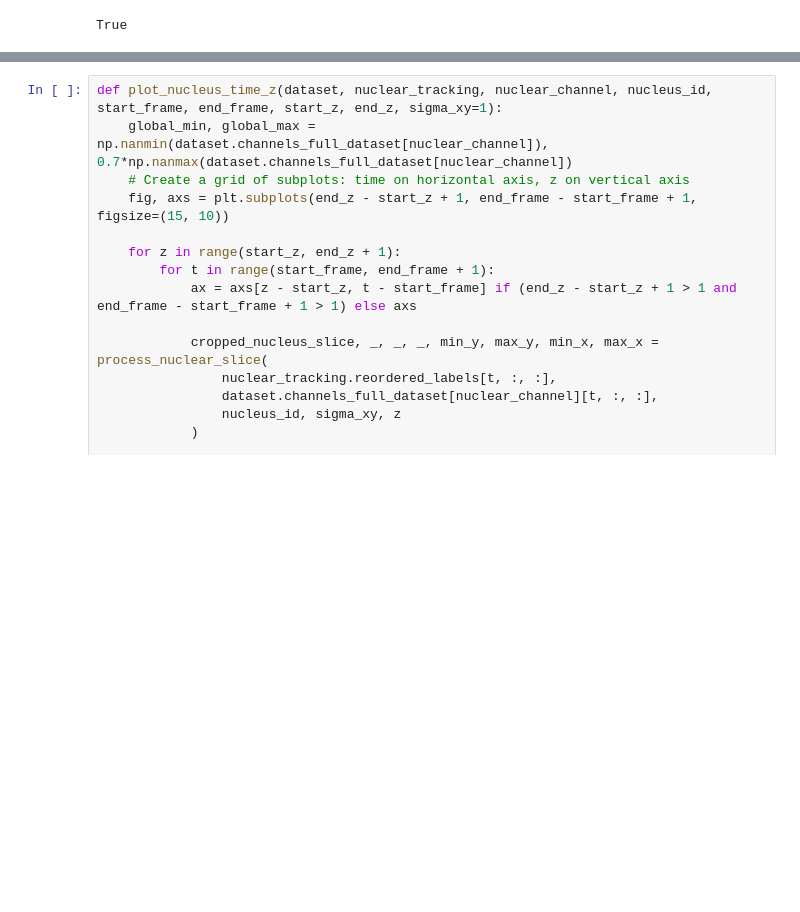
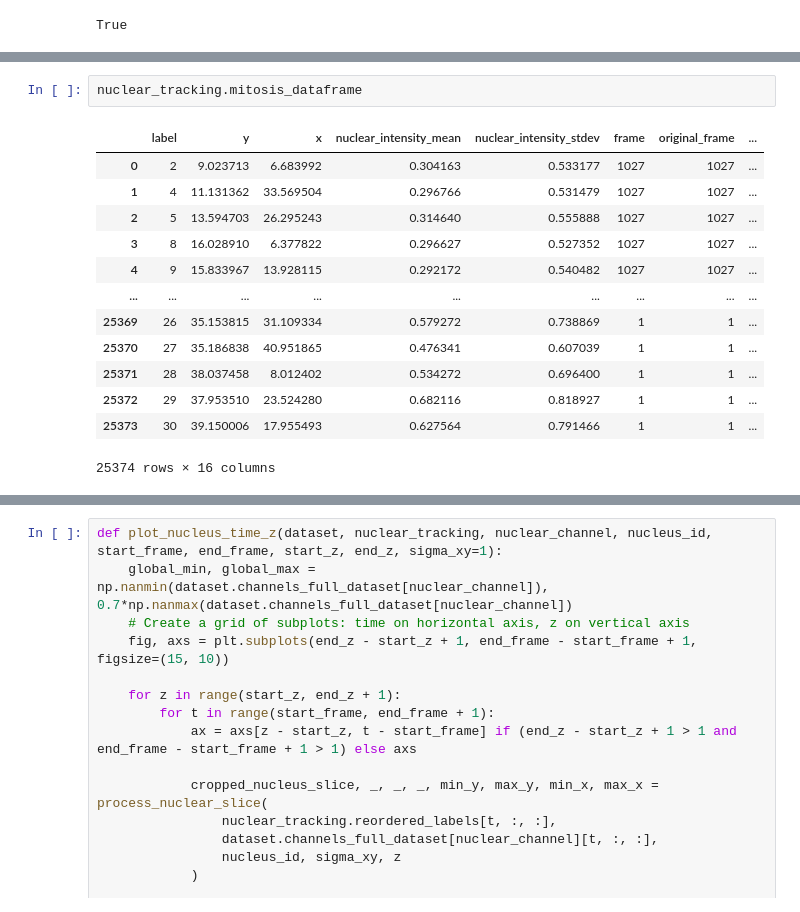
Before and after one commit to GarciaLab/transcription_pipeline, a Jupyter notebook: localEnrichment/cluster_detection.ipynb, the cells around one changed output, grey strips where cells are left out. Saved outputs shown, nothing was run; the diff lists cells and outputs as text; blank space fills up the shorter version.

```diff
--- a/localEnrichment/cluster_detection.ipynb
+++ b/localEnrichment/cluster_detection.ipynb
@@ -182,3 +249,19 @@ nuclear_tracking.mitosis_dataframe.head()
+# %%
+nuclear_tracking.mitosis_dataframe
+# %% [output]
+|  | label | y | x | nuclear_intensity_mean | nuclear_intensity_stdev | frame | original_frame | ... |
+| 0 | 2 | 9.023713 | 6.683992 | 0.304163 | 0.533177 | 1027 | 1027 | ... |
+| 1 | 4 | 11.131362 | 33.569504 | 0.296766 | 0.531479 | 1027 | 1027 | ... |
+| 2 | 5 | 13.594703 | 26.295243 | 0.314640 | 0.555888 | 1027 | 1027 | ... |
+| 3 | 8 | 16.028910 | 6.377822 | 0.296627 | 0.527352 | 1027 | 1027 | ... |
+| 4 | 9 | 15.833967 | 13.928115 | 0.292172 | 0.540482 | 1027 | 1027 | ... |
+| ... | ... | ... | ... | ... | ... | ... | ... | ... |
+| 25369 | 26 | 35.153815 | 31.109334 | 0.579272 | 0.738869 | 1 | 1 | ... |
+| 25370 | 27 | 35.186838 | 40.951865 | 0.476341 | 0.607039 | 1 | 1 | ... |
+| 25371 | 28 | 38.037458 | 8.012402 | 0.534272 | 0.696400 | 1 | 1 | ... |
+| 25372 | 29 | 37.953510 | 23.524280 | 0.682116 | 0.818927 | 1 | 1 | ... |
+| 25373 | 30 | 39.150006 | 17.955493 | 0.627564 | 0.791466 | 1 | 1 | ... |
+25374 rows × 16 columns
 # %%
 import numpy as np
 import matplotlib.pyplot as plt
```
Also changed, not shown: parts of 23 cells of this notebook, 15 other files.
